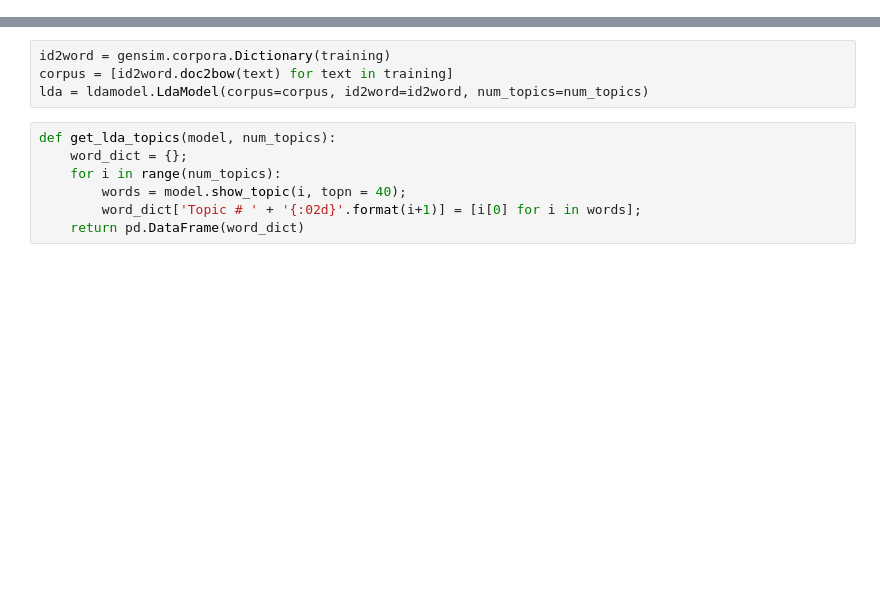
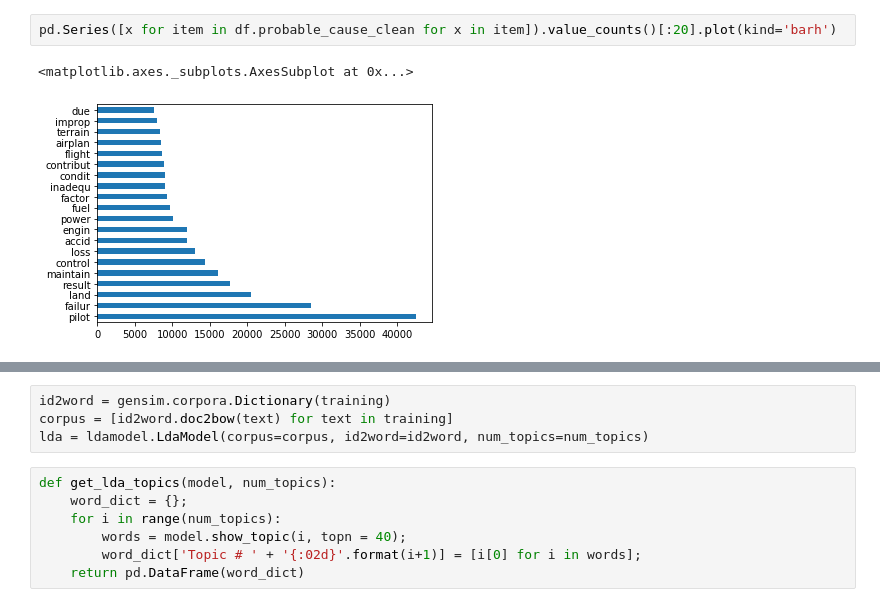
Before and after one commit to kirstyward/data-scientist-exercise02, a Jupyter notebook: narrative_topics.ipynb, the cells around one changed output, grey strips where cells are left out. Cells and saved outputs as stored; diff of their text form; blank space fills up the shorter version.

```diff
--- a/narrative_topics.ipynb
+++ b/narrative_topics.ipynb
@@ -48,0 +100,5 @@ df['probable_cause'] = df['probable_cause'].str.replace('[^\w\s]','')
+# %%
+pd.Series([x for item in df.probable_cause_clean for x in item]).value_counts()[:20].plot(kind='barh')
+# %% [output]
+<matplotlib.axes._subplots.AxesSubplot at 0x...>
+[figure, added]
```
Also changed, not shown: parts of 27 cells of this notebook.
